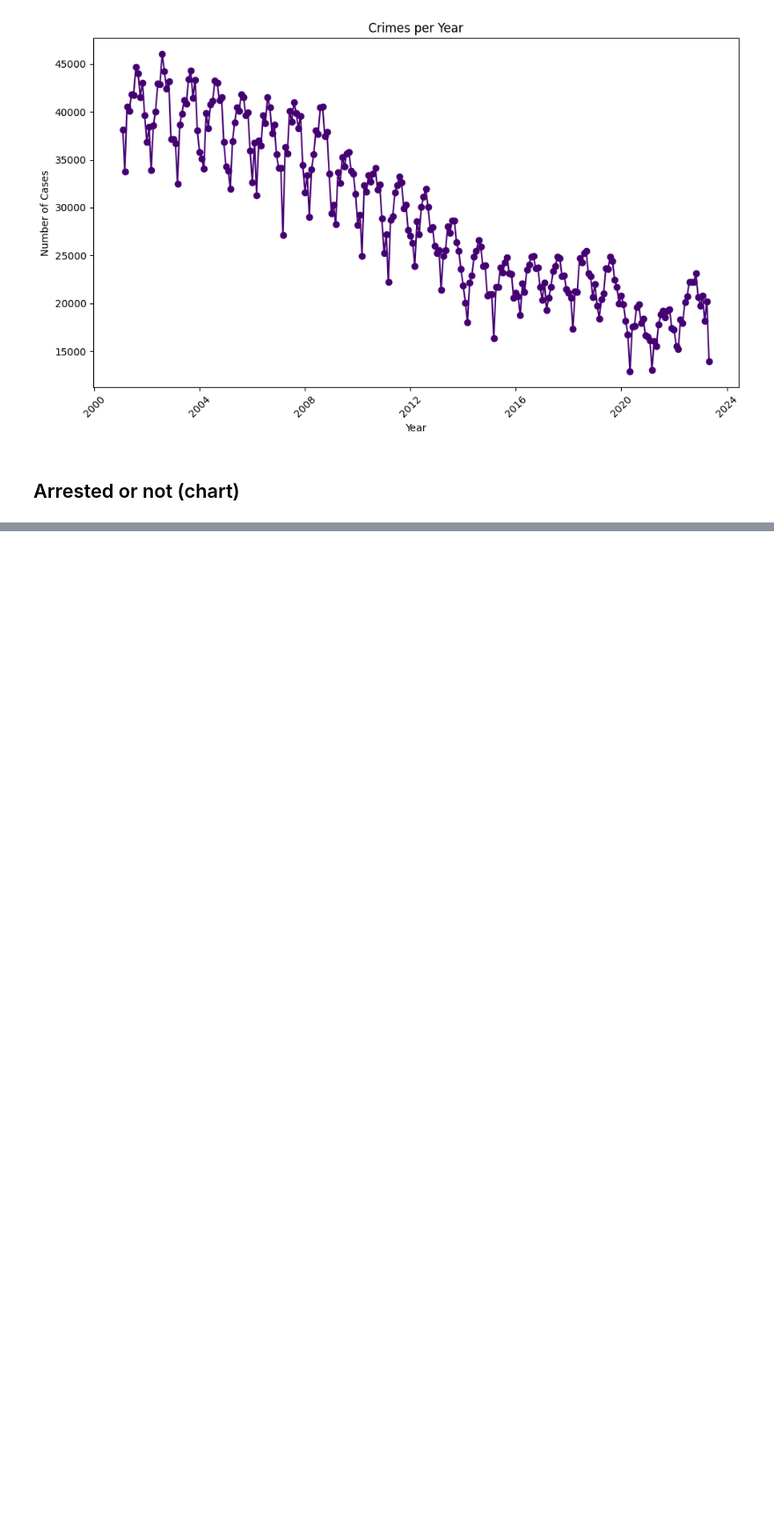
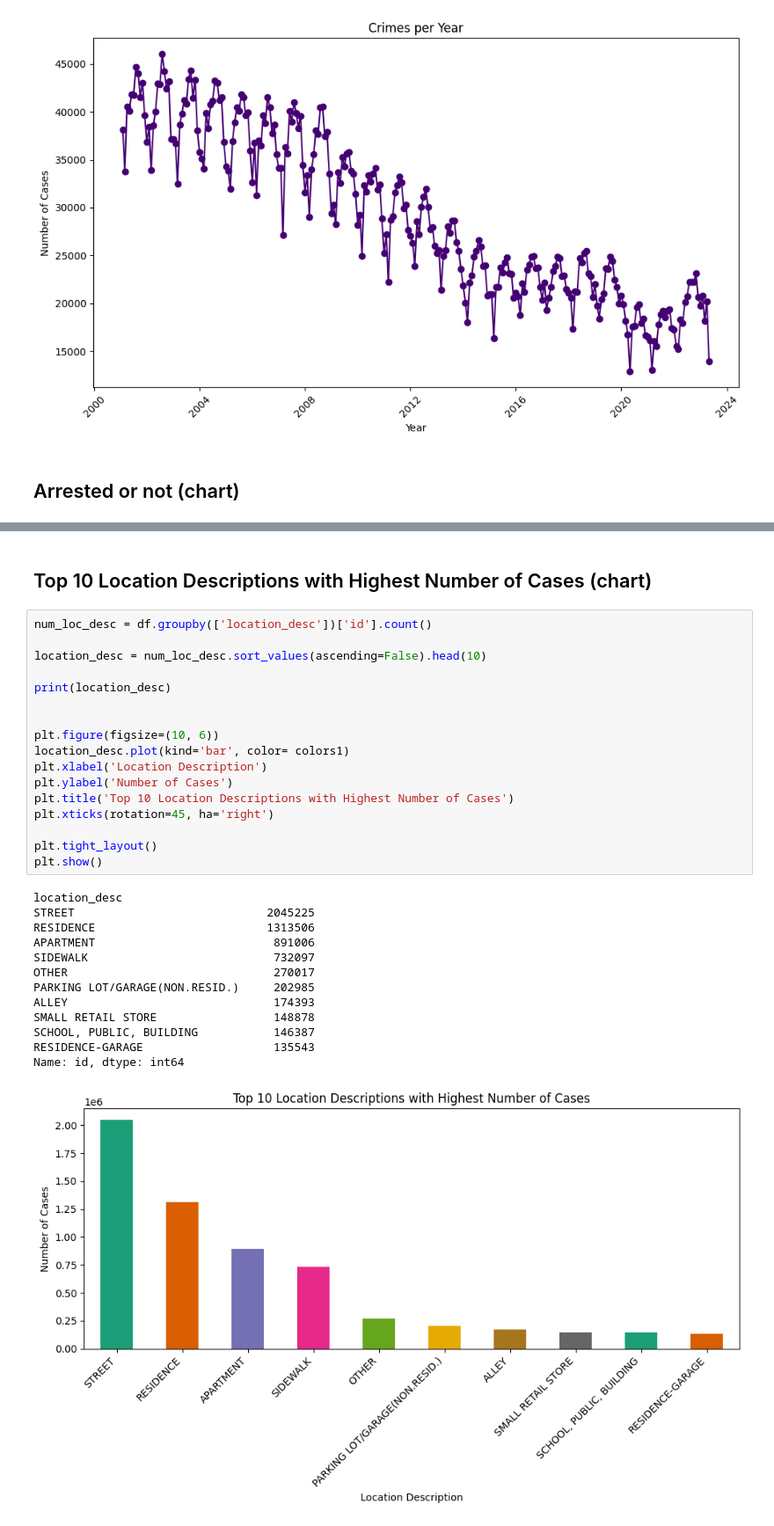
Before and after one commit to YOANGELICA/chicago_crimes_etl, a Jupyter notebook: EDA.ipynb, the cells around one changed output, grey strips where cells are left out. Shown at 88% size. Cells and saved outputs as stored; diff of their text form; blank space fills up the shorter version.

```diff
--- a/EDA.ipynb
+++ b/EDA.ipynb
@@ -231,0 +323,33 @@ plt.show()
+# %% [markdown]
+## Top 10 Location Descriptions with Highest Number of Cases (chart)
+# %%
+num_loc_desc = df.groupby(['location_desc'])['id'].count()
+
+location_desc = num_loc_desc.sort_values(ascending=False).head(10)
+
+print(location_desc)
+
+
+plt.figure(figsize=(10, 6))
+location_desc.plot(kind='bar', color= colors1)
+plt.xlabel('Location Description')
+plt.ylabel('Number of Cases')
+plt.title('Top 10 Location Descriptions with Highest Number of Cases')
+plt.xticks(rotation=45, ha='right')
+
+plt.tight_layout()
+plt.show()
+# %% [output]
+location_desc
+STREET                            2045225
+RESIDENCE                         1313506
+APARTMENT                          891006
+SIDEWALK                           732097
+OTHER                              270017
+PARKING LOT/GARAGE(NON.RESID.)     202985
+ALLEY                              174393
+SMALL RETAIL STORE                 148878
+SCHOOL, PUBLIC, BUILDING           146387
+RESIDENCE-GARAGE                   135543
+Name: id, dtype: int64
+[figure, added]
```
Also changed, not shown: parts of 14 cells of this notebook.
